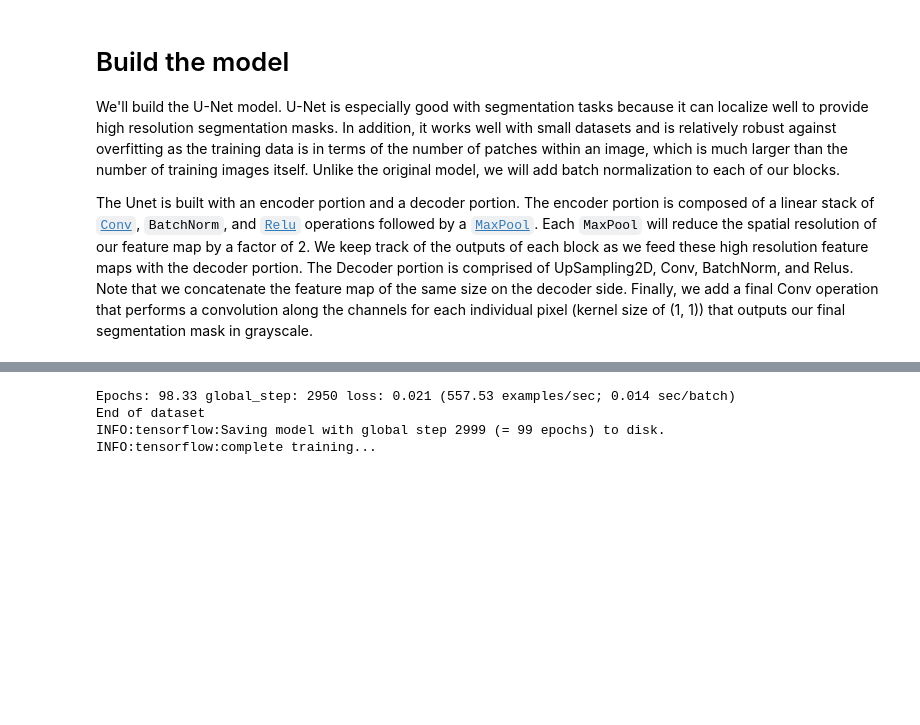
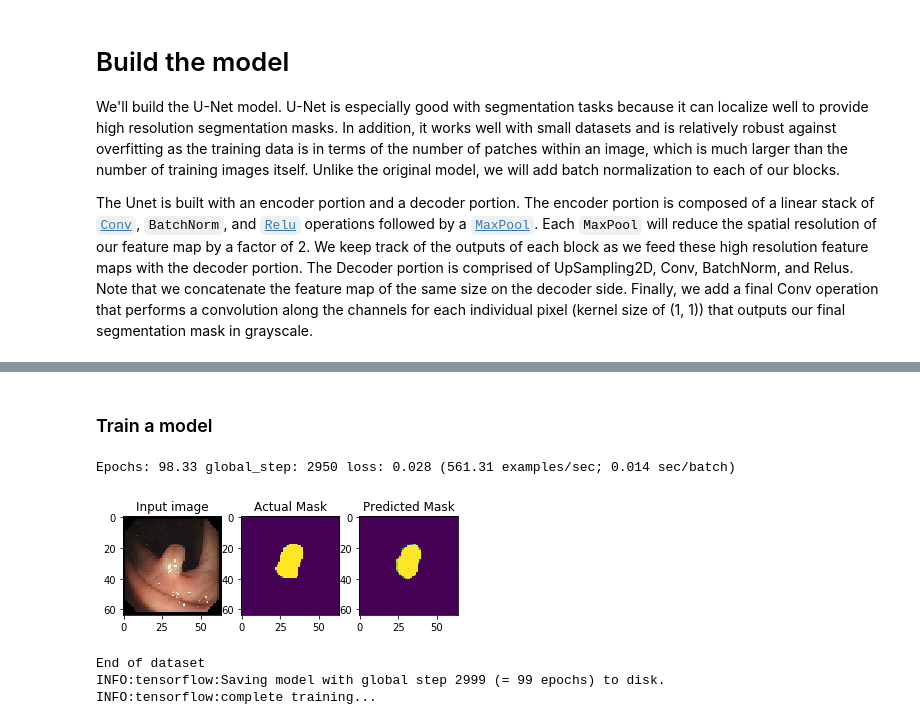
Before and after one commit to ilguyi/tensorflow.tutorials, a Jupyter notebook: tf.version.1/06.images/01.image_segmentation.ipynb, the cells around one changed output, grey strips where cells are left out. Drawn from its saved outputs; the diff is of its cells as text; code cells hidden in the pictures; blank space fills up the shorter version.

```diff
--- a/tf.version.1/06.images/01.image_segmentation.ipynb
+++ b/tf.version.1/06.images/01.image_segmentation.ipynb
@@ -215,8 +221,9 @@ Note that we apply image augmentation to our training dataset but not our valida
 # %%
 train_ds = get_baseline_dataset(x_train_filenames,
                                 y_train_filenames)
-val_ds = get_baseline_dataset(x_val_filenames,
-                              y_val_filenames)
+test_ds = get_baseline_dataset(x_test_filenames,
+                               y_test_filenames,
+                               shuffle=False)
 # %%
 train_ds
 # %% [output]
@@ -225,6 +234,7 @@ train_ds
 temp_ds = get_baseline_dataset(x_train_filenames,
                                y_train_filenames,
                                batch_size=1,
+                               max_epochs=1,
                                shuffle=False)
 # Let's examine some of these augmented images
 temp_iter = temp_ds.make_one_shot_iterator()
@@ -295,9 +305,9 @@ def decoder_block(inputs, concat_tensor, num_outputs, is_training, scope):
       return decoder
 # %%
 class UNet(object):
-  def __init__(self, train_ds, val_ds):
+  def __init__(self, train_ds, test_ds):
     self.train_ds = train_ds
-    self.val_ds = val_ds
+    self.test_ds = test_ds
 
   def build_images(self):
     # tf.data.Iterator.from_string_handle의 output_shapes는 default = None이지만 꼭 값을 넣는 게 좋음
@@ -328,7 +338,6 @@ class UNet(object):
       # decoder1 = [16, 16, 64]
       decoder0 = decoder_block(decoder1, encoder0, 32, is_training, 'decoder0')
       # decoder0 = [32, 32, 32]
-      #outputs = slim.conv2d(decoder0, 1, [1, 1], activation_fn=tf.nn.sigmoid, scope='outputs')
       logits = slim.conv2d(decoder0, 1, [1, 1], activation_fn=None, scope='outputs')
 
       return logits
@@ -393,17 +404,17 @@ with tf.control_dependencies(tf.get_collection(tf.GraphKeys.UPDATE_OPS)):
   opt_op = opt.minimize(model.loss, global_step=model.global_step)
 # %%
 saver = tf.train.Saver(tf.global_variables(), max_to_keep=1000)
+# %% [markdown]
+### Train a model
 # %%
 sess = tf.Session(config=sess_config)
 sess.run(tf.global_variables_initializer())
 tf.logging.info('Start Session.')
 
-num_batches_per_epoch = int(num_train_examples / batch_size)
-
 train_iterator = train_ds.make_one_shot_iterator()
 train_handle = sess.run(train_iterator.string_handle())
-val_iterator = val_ds.make_one_shot_iterator()
-val_handle = sess.run(val_iterator.string_handle())
+test_iterator = test_ds.make_one_shot_iterator()
+test_handle = sess.run(test_iterator.string_handle())
 
 # save loss values for plot
 loss_history = []
@@ -416,38 +427,49 @@ while True:
                                       model.loss],
                                      feed_dict={model.handle: train_handle})
 
     epochs = global_step_ * batch_size / float(num_train_examples)
     duration = time.time() - start_time
 
     if global_step_ % print_steps == 0:
       clear_output(wait=True)
       examples_per_sec = batch_size  / float(duration)
       print("Epochs: {:.2f} global_step: {} loss: {:.3f} ({:.2f} examples/sec; {:.3f} sec/batch)".format(
                 epochs, global_step_, loss, examples_per_sec, duration))
 
       loss_history.append([epochs, loss])
 
       # print sample image
-      #sess.run(test_iterator.initializer)
-      #test_input, tar, prediction = sess.run([model.input_image, model.target, model.gen_output],
-      #                                       feed_dict={model.handle: test_handle})
-      #print_images(test_input, tar, prediction)
+      img, label, predicted_label = sess.run([model.input_images, model.targets, model.predicted_images],
+                                             feed_dict={model.handle: test_handle})
+      #plt.figure(figsize=(5, 15))
+      plt.subplot(1, 3, 1)
+      plt.imshow(img[0,: , :, :])
+      plt.title("Input image")
+
+      plt.subplot(1, 3, 2)
+      plt.imshow(label[0, :, :, 0])
+      plt.title("Actual Mask")
+      plt.subplot(1, 3, 3)
+      plt.imshow(predicted_label[0, :, :, 0])
+      plt.title("Predicted Mask")
+      plt.show()
 
     # save model checkpoint periodically
     if int(epochs) % save_epochs == 0  and  pre_epochs != int(epochs):
       tf.logging.info('Saving model with global step {} (= {} epochs) to disk.'.format(global_step_, int(epochs)))
       saver.save(sess, train_dir + 'model.ckpt', global_step=global_step_)
       pre_epochs = int(epochs)
 
   except tf.errors.OutOfRangeError:
     print("End of dataset")  # ==> "End of dataset"
     tf.logging.info('Saving model with global step {} (= {} epochs) to disk.'.format(global_step_, int(epochs)))
     saver.save(sess, train_dir + 'model.ckpt', global_step=global_step_)
     break
 
 tf.logging.info('complete training...')
 # %% [output]
-Epochs: 98.33 global_step: 2950 loss: 0.021 (557.53 examples/sec; 0.014 sec/batch)
-End of dataset
-INFO:tensorflow:Saving model with global step 2999 (= 99 epochs) to disk.
-INFO:tensorflow:complete training...
+Epochs: 98.33 global_step: 2950 loss: 0.028 (561.31 examples/sec; 0.014 sec/batch)
+[figure, added]
+End of dataset
+INFO:tensorflow:Saving model with global step 2999 (= 99 epochs) to disk.
+INFO:tensorflow:complete training...
```
Also changed, not shown: parts of 24 cells of this notebook.
